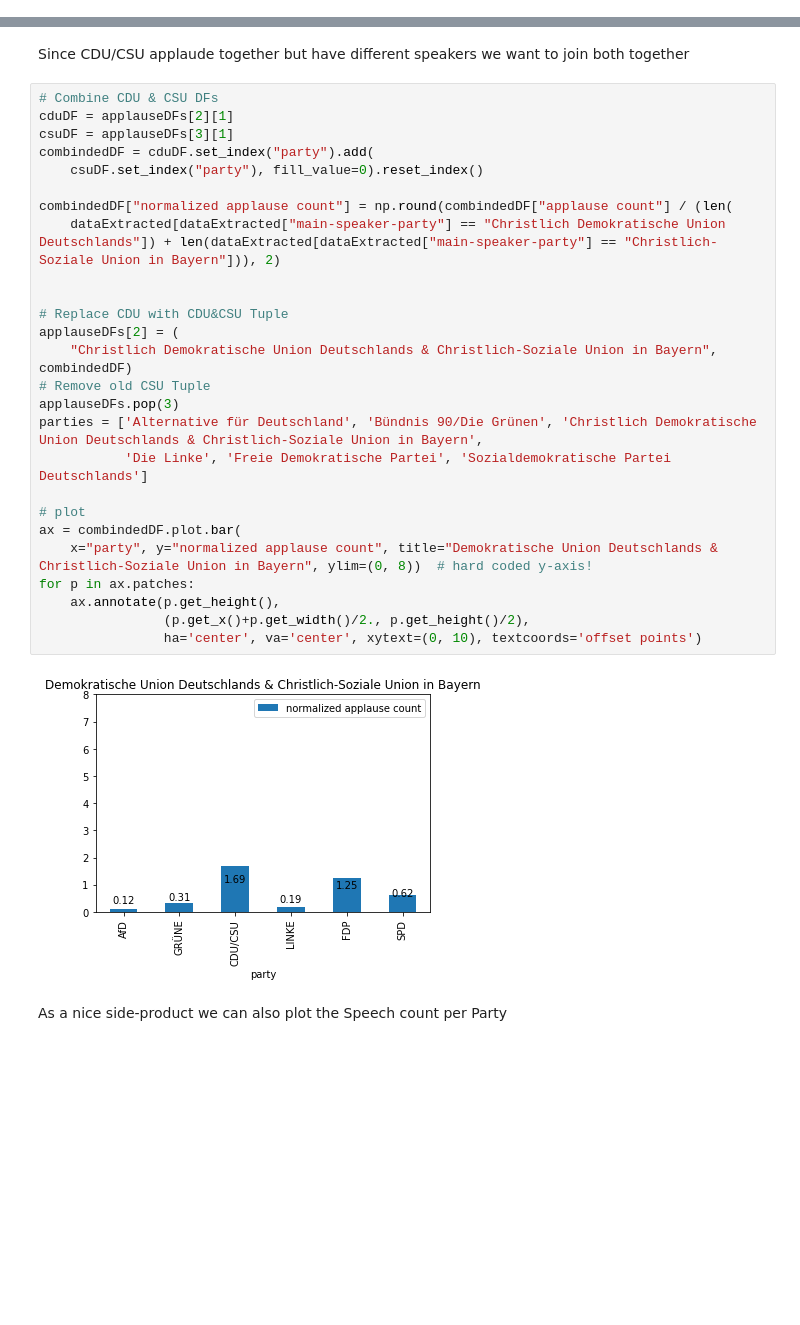
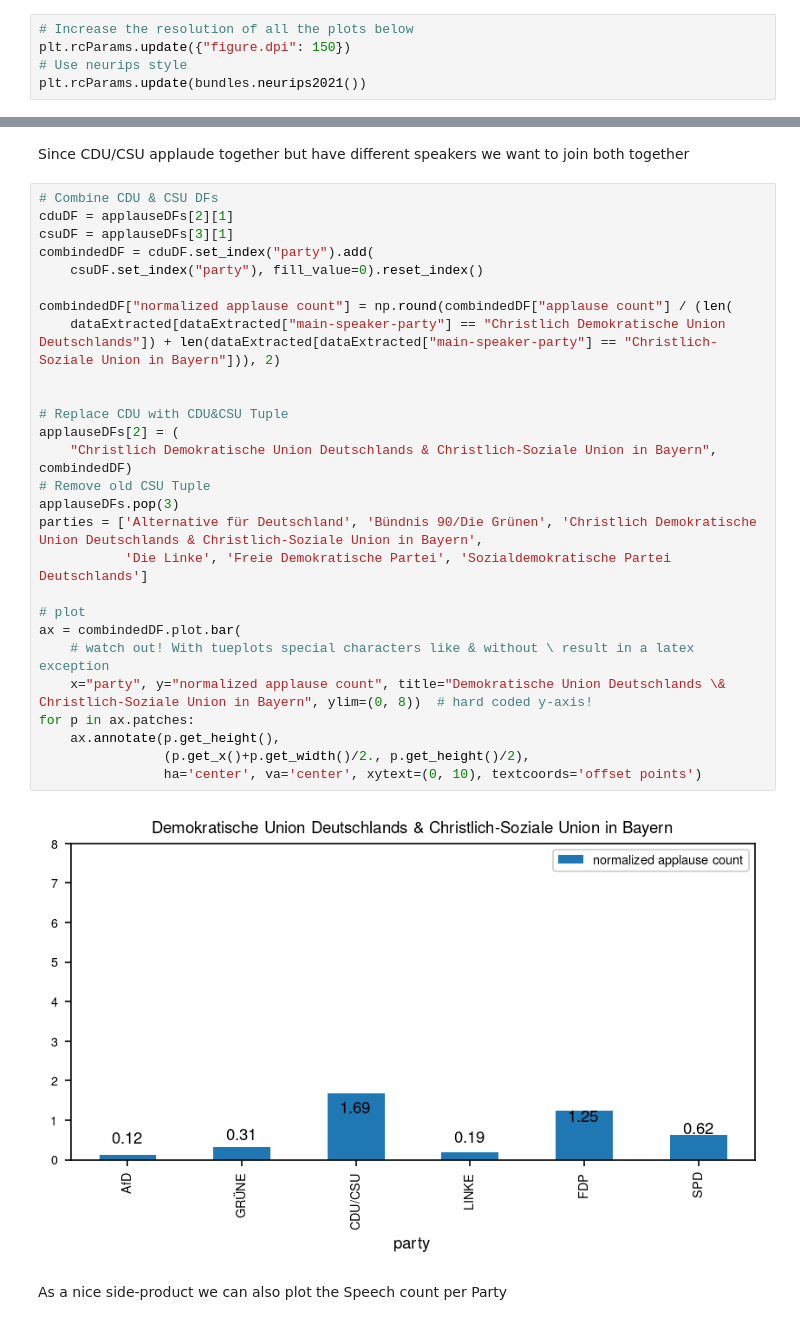
Before and after one commit to lukassailer/dl-bundestag, a Jupyter notebook: exp/comment_processing_03.ipynb, the cells around one changed output, grey strips where cells are left out. Cells and saved outputs as stored; diff of their text form; blank space fills up the shorter version.

Commit message:
Beautify all the things @julZuern ggf muss man LaTeX Fonts installieren, hat bei mit mit sudo apt-get install texlive-latex-extra texlive-fonts-recommended dvipng cm-super geklappt

```diff
--- a/exp/comment_processing_03.ipynb
+++ b/exp/comment_processing_03.ipynb
@@ -16,6 +17,11 @@ import numpy as np
 # %%
 %store -r dataExtracted
 dataExtracted: pd.DataFrame
+# %%
+# Increase the resolution of all the plots below
+plt.rcParams.update({"figure.dpi": 150})
+# Use neurips style
+plt.rcParams.update(bundles.neurips2021())
 # %%
 # parties = dataExtracted["main-speaker-party"].unique()
 # hard coded list for guaranteed order
@@ -73,31 +79,32 @@ Since CDU/CSU applaude together but have different speakers we want to join both
 # %%
 # Combine CDU & CSU DFs
 cduDF = applauseDFs[2][1]
 csuDF = applauseDFs[3][1]
 combindedDF = cduDF.set_index("party").add(
     csuDF.set_index("party"), fill_value=0).reset_index()
 
 combindedDF["normalized applause count"] = np.round(combindedDF["applause count"] / (len(
     dataExtracted[dataExtracted["main-speaker-party"] == "Christlich Demokratische Union Deutschlands"]) + len(dataExtracted[dataExtracted["main-speaker-party"] == "Christlich-Soziale Union in Bayern"])), 2)
 
 
 # Replace CDU with CDU&CSU Tuple
 applauseDFs[2] = (
     "Christlich Demokratische Union Deutschlands & Christlich-Soziale Union in Bayern", combindedDF)
 # Remove old CSU Tuple
 applauseDFs.pop(3)
 parties = ['Alternative für Deutschland', 'Bündnis 90/Die Grünen', 'Christlich Demokratische Union Deutschlands & Christlich-Soziale Union in Bayern',
            'Die Linke', 'Freie Demokratische Partei', 'Sozialdemokratische Partei Deutschlands']
 
 # plot
 ax = combindedDF.plot.bar(
-    x="party", y="normalized applause count", title="Demokratische Union Deutschlands & Christlich-Soziale Union in Bayern", ylim=(0, 8))  # hard coded y-axis!
+    # watch out! With tueplots special characters like & without \ result in a latex exception
+    x="party", y="normalized applause count", title="Demokratische Union Deutschlands \& Christlich-Soziale Union in Bayern", ylim=(0, 8))  # hard coded y-axis!
 for p in ax.patches:
     ax.annotate(p.get_height(),
                 (p.get_x()+p.get_width()/2., p.get_height()/2),
                 ha='center', va='center', xytext=(0, 10), textcoords='offset points')
 # %% [output]
-[figure, old version]
+[figure, new version]
 # %% [markdown]
 As a nice side-product we can also plot the Speech count per Party
 # %%
```
Also changed, not shown: parts of 5 cells of this notebook, 2 other files.
